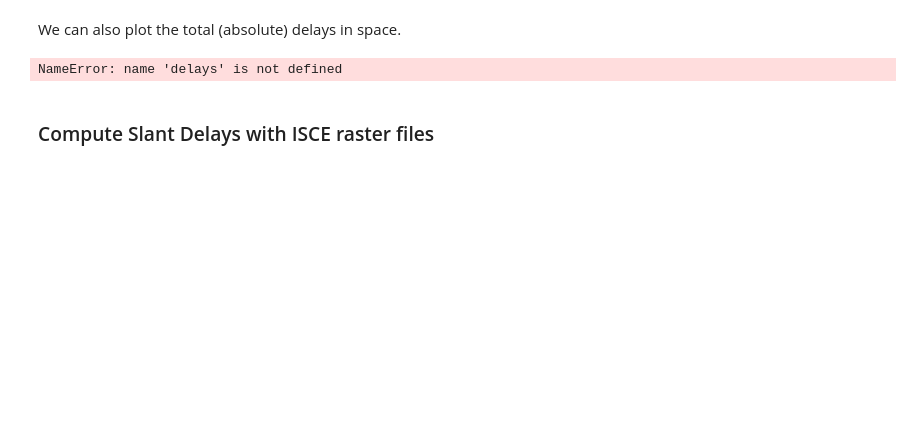
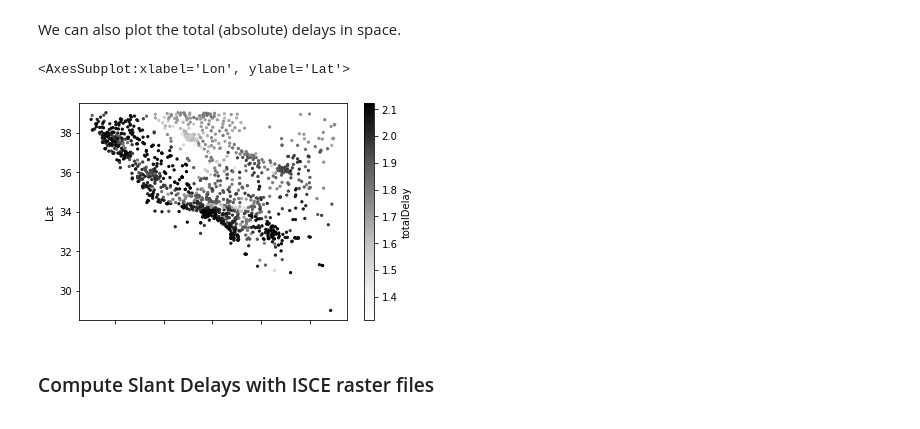
Before and after one commit to dbekaert/RAiDER-docs, a Jupyter notebook: notebooks/RAiDER_tutorial/RAiDER_tutorial.ipynb, the cells around one changed output. Drawn from its saved outputs; the diff is of its cells as text; code cells hidden in the pictures; blank space fills up the shorter version.

```diff
--- a/notebooks/RAiDER_tutorial/RAiDER_tutorial.ipynb
+++ b/notebooks/RAiDER_tutorial/RAiDER_tutorial.ipynb
@@ -372,9 +473,10 @@ delays.plot.scatter(x='Hgt_m',y='totalDelay', marker='.')
 # %% [markdown]
 We can also plot the total (absolute) delays in space.
 # %%
-delays.plot.scatter(x='Lon',y='Lat', marker='.')
+delays.plot.scatter(x='Lon',y='Lat', marker='.', c='totalDelay')
 # %% [output]
-NameError: name 'delays' is not defined
+<AxesSubplot:xlabel='Lon', ylabel='Lat'>
+[figure, added]
 # %% [markdown]
 ### Compute Slant Delays with ISCE raster files
 <a id='raster_example'></a>
```
Also changed, not shown: parts of 27 cells of this notebook.
